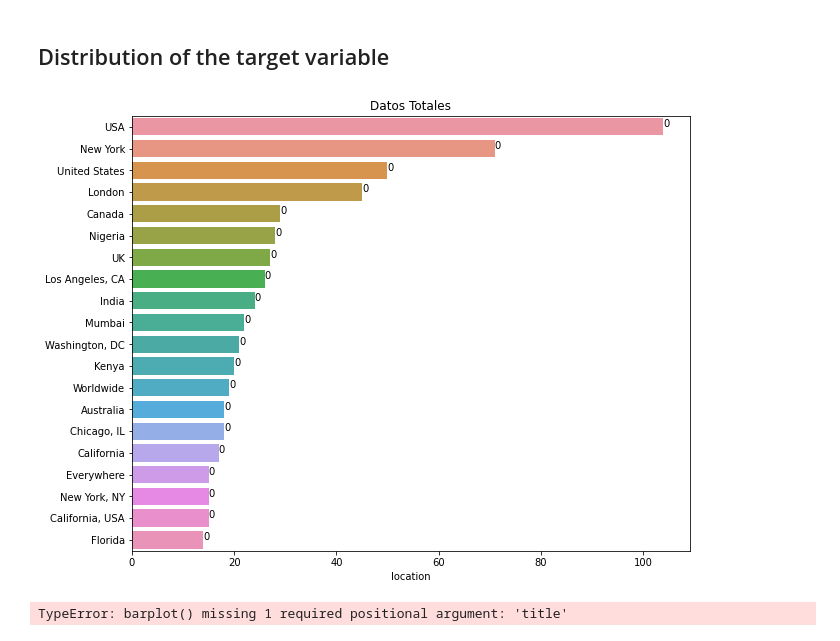
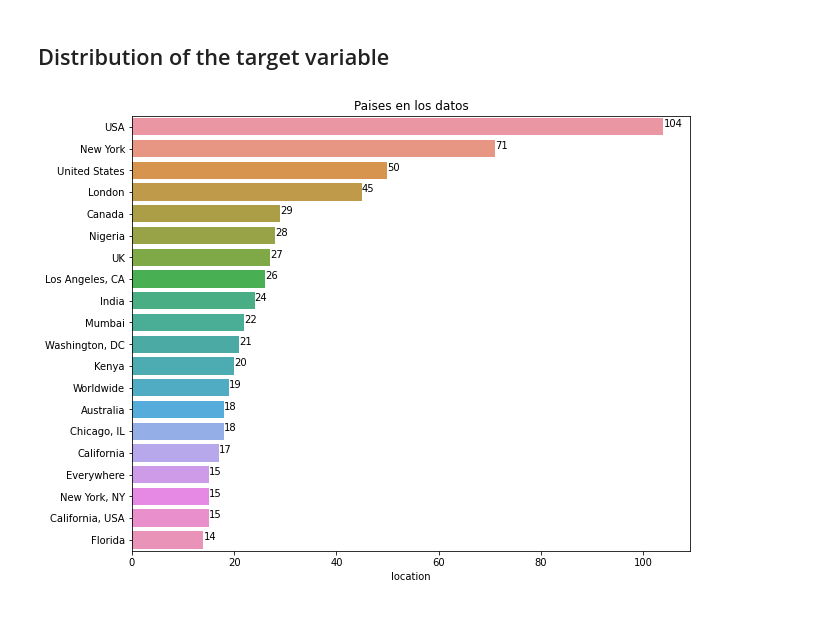
Before and after one commit to danieldhats7/NLP_with_Disaster_Tweets, a Jupyter notebook: notebooks/00_EDA.ipynb, the cells around one changed output. Drawn from its saved outputs; the diff is of its cells as text; code cells hidden in the pictures.

Commit message:
Data visualization

```diff
--- a/notebooks/00_EDA.ipynb
+++ b/notebooks/00_EDA.ipynb
@@ -104,19 +104,19 @@ array(['Our Deeds are the Reason of this #earthquake May ALLAH Forgive us all',
 # %% [markdown]
 ## Distribution of the target variable
 # %%
-def show_values(axs, size, orient="v", space=.01):
+def show_values(axs, orient="v", space=.01):
     def _single(ax):
         if orient == "v":
             for p in ax.patches:
                 _x = p.get_x() + p.get_width() / 2
                 _y = p.get_y() + p.get_height() + (p.get_height()*0.01)
-                value = '{:.0f}'.format(p.get_height())
+                value = '{:.0f}'.format(p.get_width())
                 ax.text(_x, _y, value, ha="center")
         elif orient == "h":
             for p in ax.patches:
                 _x = p.get_x() + p.get_width() + float(space)
                 _y = p.get_y() + p.get_height() - (p.get_height()*0.5)
-                value = '{:.0f}'.format(p.get_height() / size * 100)
+                value = '{:.0f}'.format(p.get_width())
                 ax.text(_x, _y, value, ha="left")
 
     if isinstance(axs, np.ndarray):
@@ -128,13 +128,13 @@ def show_values(axs, size, orient="v", space=.01):
 def barplot(data, title):
     plt.figure(figsize=(10,8))
     plt.title(title)
-    size = len(data)
+    size = len(train[train['location'].notna()])
     p = sns.barplot(y=data['location'].value_counts().index[:20],
             x=data['location'].value_counts()[:20])
-    show_values(p, size, orient='h')
+    show_values(p, orient='h')
-# %%
-barplot(train, 'Datos Totales')
-# %% [output]
-[figure, removed]
+# %%
+barplot(train, 'Paises en los datos')
+# %% [output]
+[figure, added]
 # %%
 train_1 = train[train['target'] == 1]
@@ -142,4 +141,0 @@ train_0 = train[train['target'] == 1]
-# %%
-barplot(train_1)
-# %% [output]
-TypeError: barplot() missing 1 required positional argument: 'title'
```
Also changed, not shown: parts of 4 cells of this notebook.
